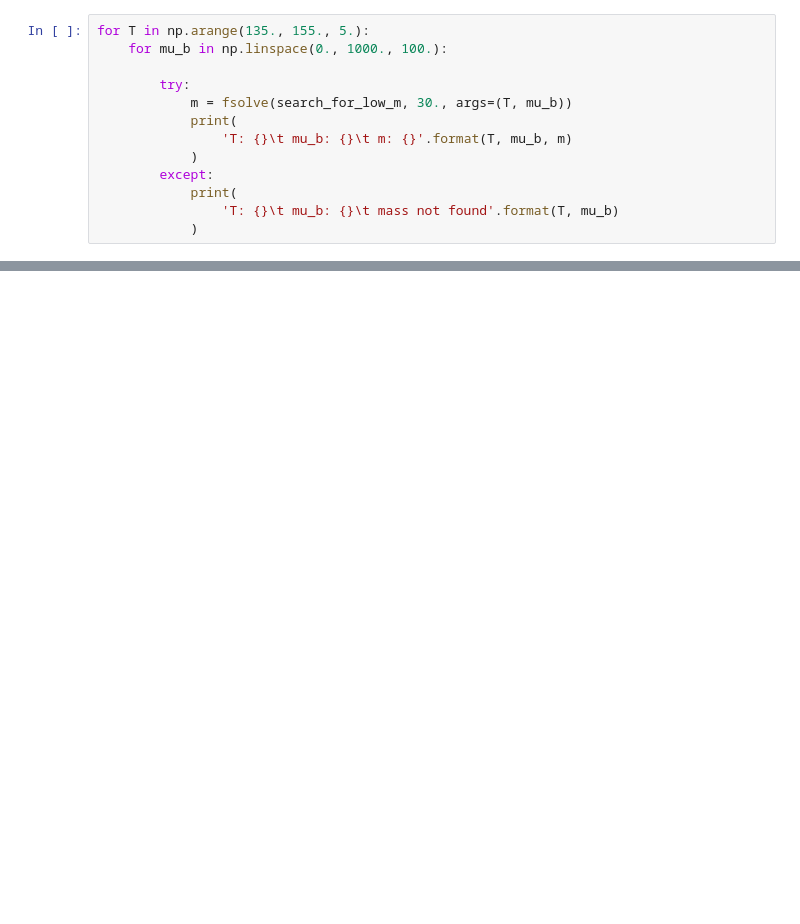
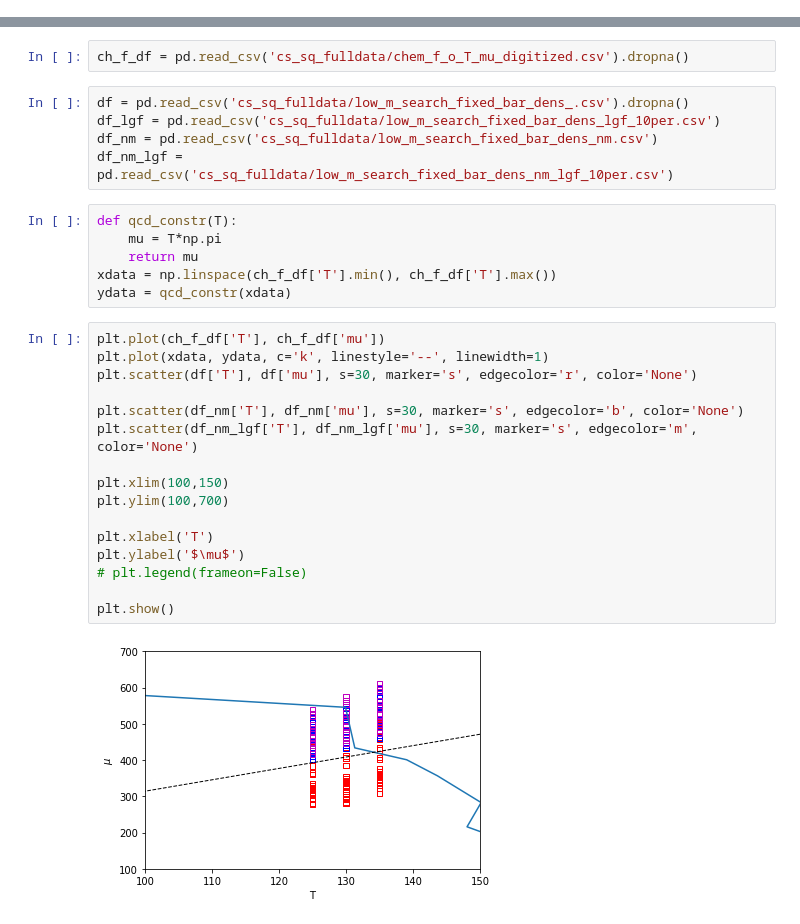
Before and after one commit to NazyS/relativistic-ISCT-EoS, a Jupyter notebook: phase_transition.ipynb, the cells around one changed output, grey strips where cells are left out. Cells and saved outputs as stored; diff of their text form; blank space fills up the shorter version.

Commit message:
cumulants calc and plots for all points

```diff
--- a/phase_transition.ipynb
+++ b/phase_transition.ipynb
@@ -18,13 +14,0 @@ def search_for_low_m(m, T, mu_b):
-# %%
-for T in np.arange(135., 155., 5.):
-    for mu_b in np.linspace(0., 1000., 100.):
-
-        try:
-            m = fsolve(search_for_low_m, 30., args=(T, mu_b))
-            print(
-                'T: {}\t mu_b: {}\t m: {}'.format(T, mu_b, m)
-            )
-        except:
-            print(
-                'T: {}\t mu_b: {}\t mass not found'.format(T, mu_b)
-            )
@@ -42,0 +37,31 @@ m
+# %%
+ch_f_df = pd.read_csv('cs_sq_fulldata/chem_f_o_T_mu_digitized.csv').dropna()
+# %%
+df = pd.read_csv('cs_sq_fulldata/low_m_search_fixed_bar_dens_.csv').dropna()
+df_lgf = pd.read_csv('cs_sq_fulldata/low_m_search_fixed_bar_dens_lgf_10per.csv')
+df_nm = pd.read_csv('cs_sq_fulldata/low_m_search_fixed_bar_dens_nm.csv')
+df_nm_lgf = pd.read_csv('cs_sq_fulldata/low_m_search_fixed_bar_dens_nm_lgf_10per.csv')
+# %%
+def qcd_constr(T):
+    mu = T*np.pi
+    return mu
+xdata = np.linspace(ch_f_df['T'].min(), ch_f_df['T'].max())
+ydata = qcd_constr(xdata)
+# %%
+plt.plot(ch_f_df['T'], ch_f_df['mu'])
+plt.plot(xdata, ydata, c='k', linestyle='--', linewidth=1)
+plt.scatter(df['T'], df['mu'], s=30, marker='s', edgecolor='r', color='None')
+
+plt.scatter(df_nm['T'], df_nm['mu'], s=30, marker='s', edgecolor='b', color='None')
+plt.scatter(df_nm_lgf['T'], df_nm_lgf['mu'], s=30, marker='s', edgecolor='m', color='None')
+
+plt.xlim(100,150)
+plt.ylim(100,700)
+
+plt.xlabel('T')
+plt.ylabel('$\mu$')
+# plt.legend(frameon=False)
+
+plt.show()
+# %% [output]
+[figure, added]
```
Also changed, not shown: parts of 14 cells of this notebook.
